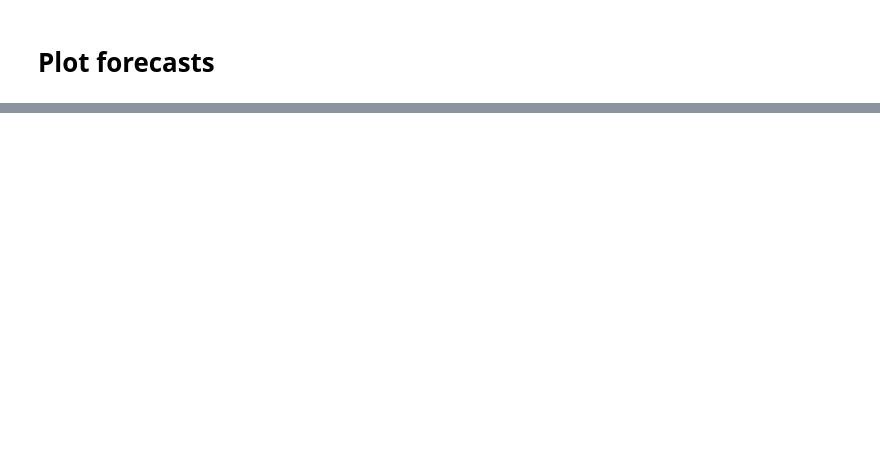
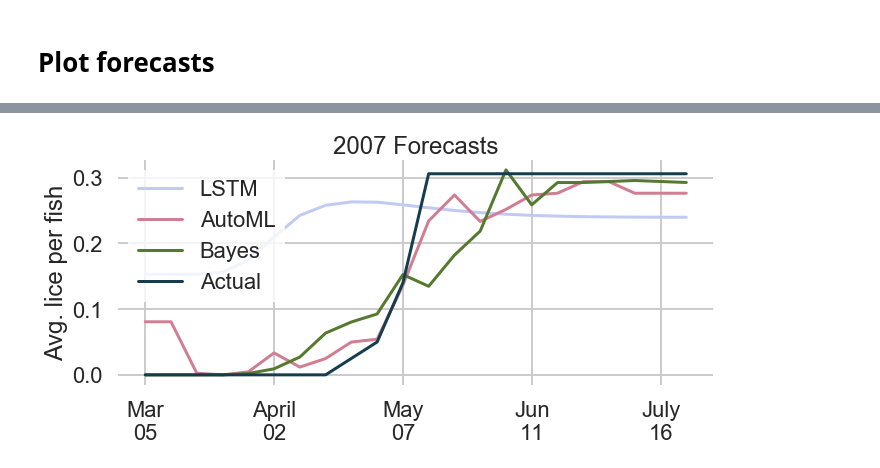
Before and after one commit to TristanGarry/sea-lice-forecasting, a Jupyter notebook: evaluate_all_models.ipynb, the cells around one changed output, grey strips where cells are left out. Saved outputs shown, nothing was run; the diff lists cells and outputs as text; code cells hidden in the pictures; blank space fills up the shorter version.

```diff
--- a/evaluate_all_models.ipynb
+++ b/evaluate_all_models.ipynb
@@ -131,0 +216,35 @@ fig.savefig('residuals.png', dpi=300, transparent=True)
+# %%
+sns.set_style('whitegrid',
+       {'axes.facecolor': (0, 0, 0, 0),
+        'figure.facecolor': (0, 0, 0, 0)})
+sns.set_context('poster')
+# %%
+year = 2007
+plotdata = pd.DataFrame({
+        'LSTM': retrieve_dates_lstm(list(chain.from_iterable(lstm_info[f'{year}']['test_predictions_scaled']))),
+        'AutoML': retrieve_dates_automl(automl_info[f'{year}']['predictions']),
+        'Bayes': bayes_info[f'{year}']['test_predictions'],
+        'Actual': actual_info[f'{year}'],
+    })
+
+fig, ax = plt.subplots()
+p = sns.lineplot(data=plotdata, ax=ax, palette='cubehelix_r', dashes=False, lw=3)
+p.legend
+
+# set aesthetics
+ax.set_ylabel('Avg. lice per fish')
+ax.set_xlabel('')
+plt.box(False)
+ax.set_xticks([0, 5, 10, 15, 20], minor=False)
+ax.set_xticklabels(['Mar\n05', 'April\n02', 'May\n07', 'Jun\n11', 'July\n16'])
+
+# legend
+handles, labels = ax.get_legend_handles_labels()
+ax.legend(handles, labels, title='', frameon=True, ncol=1, loc='upper left', facecolor='white', edgecolor='white')
+ax.set_title('2007 Forecasts')
+fig.set_figwidth(10)
+fig.set_figheight(5)
+plt.tight_layout()
+fig.savefig('2007_forecasts.png', dpi=900, transparent=True)
+# %% [output]
+[figure, added]
```
Also changed, not shown: parts of 14 cells of this notebook, 4 other files.
